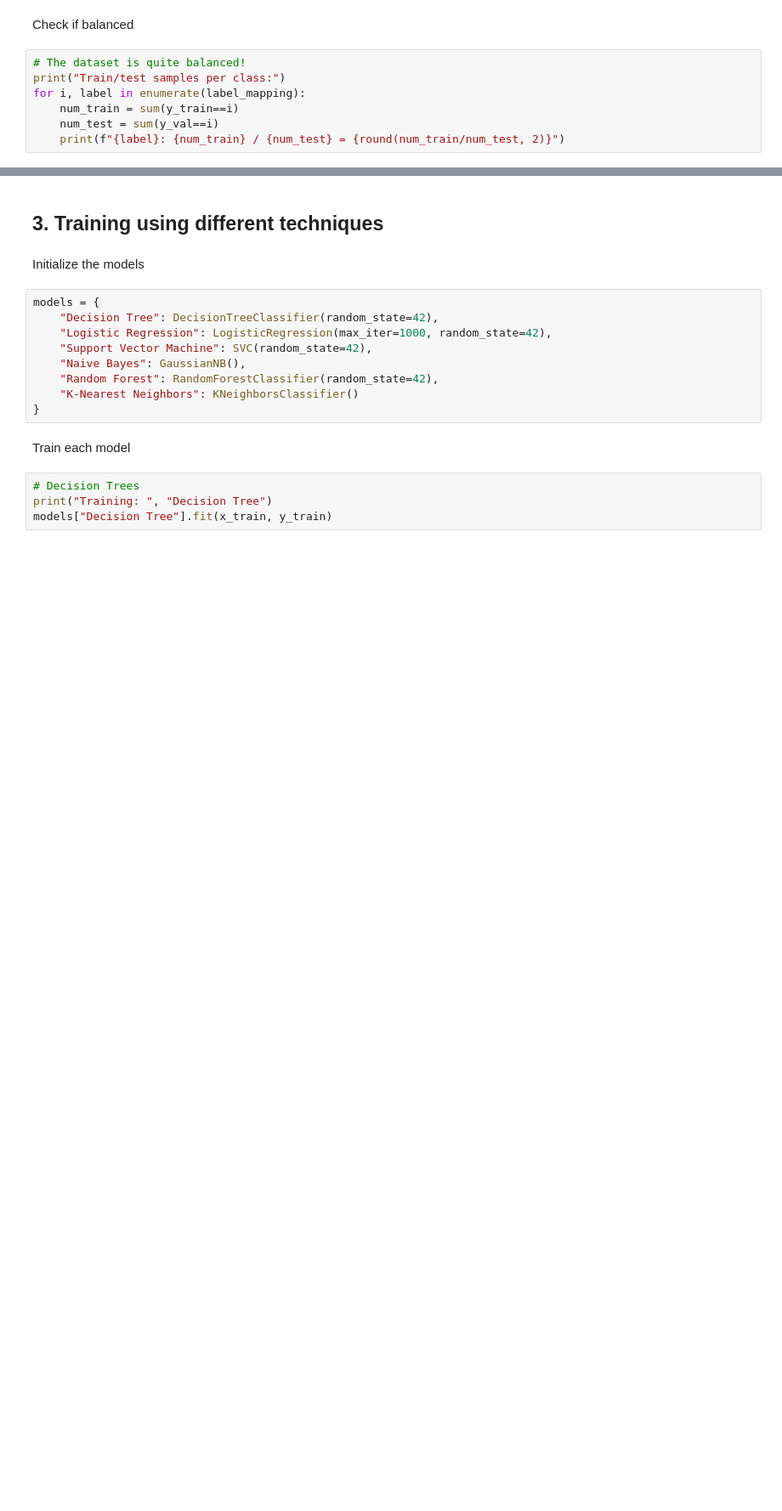
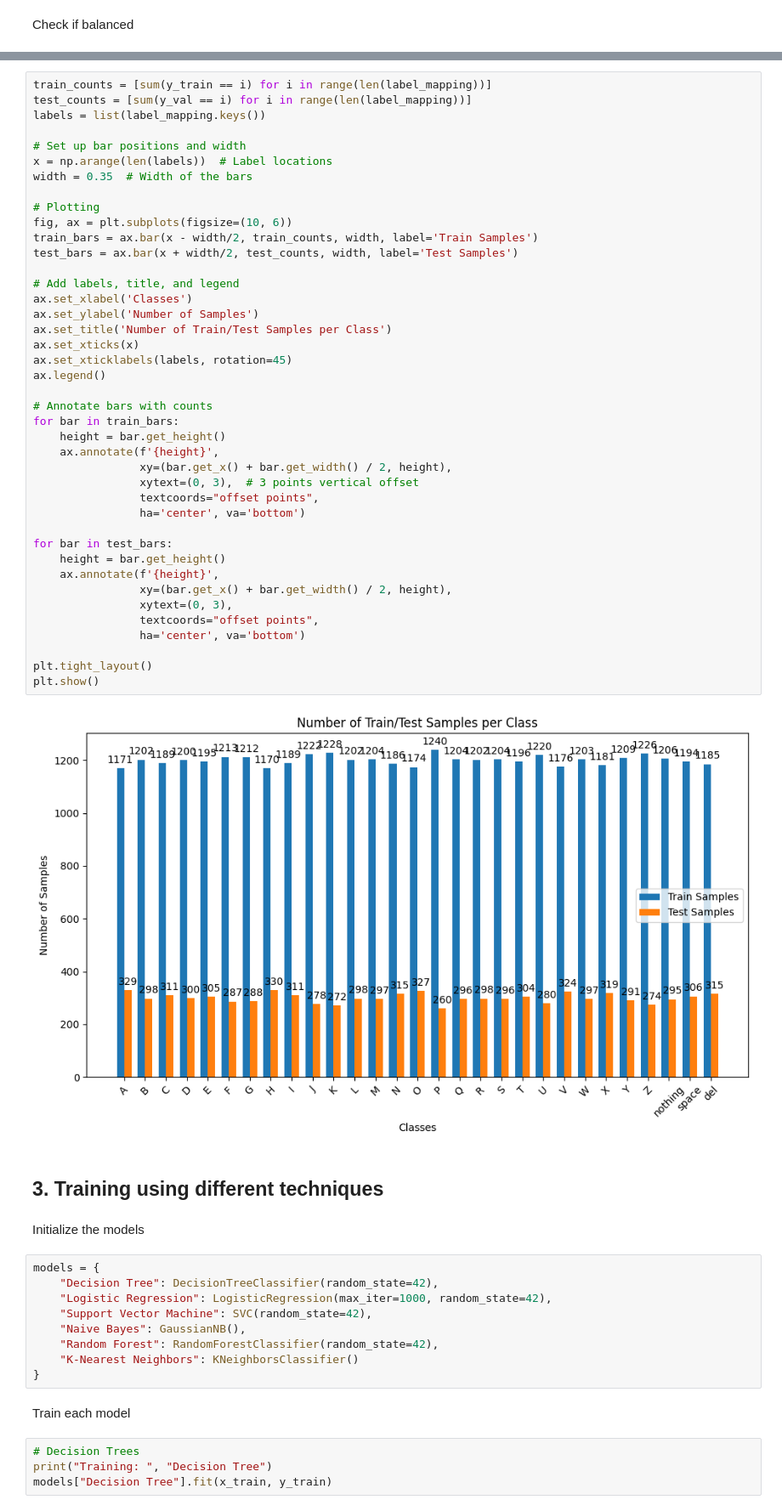
Before and after one commit to LunabaLeeris/ASLClassification, a Jupyter notebook: main.ipynb, the cells around one changed output, grey strips where cells are left out. Shown at 85% size. Drawn from its saved outputs; the diff is of its cells as text; blank space fills up the shorter version.

```diff
--- a/main.ipynb
+++ b/main.ipynb
@@ -129,9 +139,2 @@ plt.show()
 # %% [markdown]
 Check if balanced
-# %%
-# The dataset is quite balanced!
-print("Train/test samples per class:")
-for i, label in enumerate(label_mapping):
-    num_train = sum(y_train==i)
-    num_test = sum(y_val==i)
-    print(f"{label}: {num_train} / {num_test} = {round(num_train/num_test, 2)}")
@@ -156,3 +141,46 @@ del: 2398 / 602 = 3.98
+# %%
+train_counts = [sum(y_train == i) for i in range(len(label_mapping))]
+test_counts = [sum(y_val == i) for i in range(len(label_mapping))]
+labels = list(label_mapping.keys())
+
+# Set up bar positions and width
+x = np.arange(len(labels))  # Label locations
+width = 0.35  # Width of the bars
+
+# Plotting
+fig, ax = plt.subplots(figsize=(10, 6))
+train_bars = ax.bar(x - width/2, train_counts, width, label='Train Samples')
+test_bars = ax.bar(x + width/2, test_counts, width, label='Test Samples')
+
+# Add labels, title, and legend
+ax.set_xlabel('Classes')
+ax.set_ylabel('Number of Samples')
+ax.set_title('Number of Train/Test Samples per Class')
+ax.set_xticks(x)
+ax.set_xticklabels(labels, rotation=45)
+ax.legend()
+
+# Annotate bars with counts
+for bar in train_bars:
+    height = bar.get_height()
+    ax.annotate(f'{height}',
+                xy=(bar.get_x() + bar.get_width() / 2, height),
+                xytext=(0, 3),  # 3 points vertical offset
+                textcoords="offset points",
+                ha='center', va='bottom')
+
+for bar in test_bars:
+    height = bar.get_height()
+    ax.annotate(f'{height}',
+                xy=(bar.get_x() + bar.get_width() / 2, height),
+                xytext=(0, 3),
+                textcoords="offset points",
+                ha='center', va='bottom')
+
+plt.tight_layout()
+plt.show()
+# %% [output]
+[figure, added]
 # %% [markdown]
 ## 3. Training using different techniques
 # %% [markdown]
```
Also changed, not shown: parts of 10 cells of this notebook.
